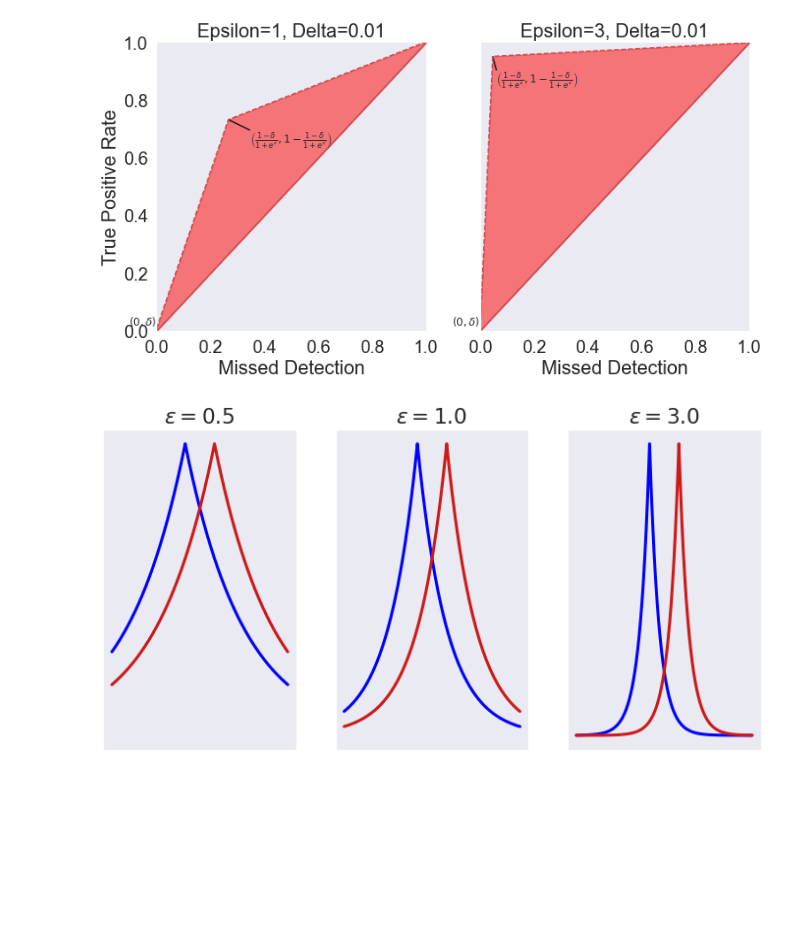
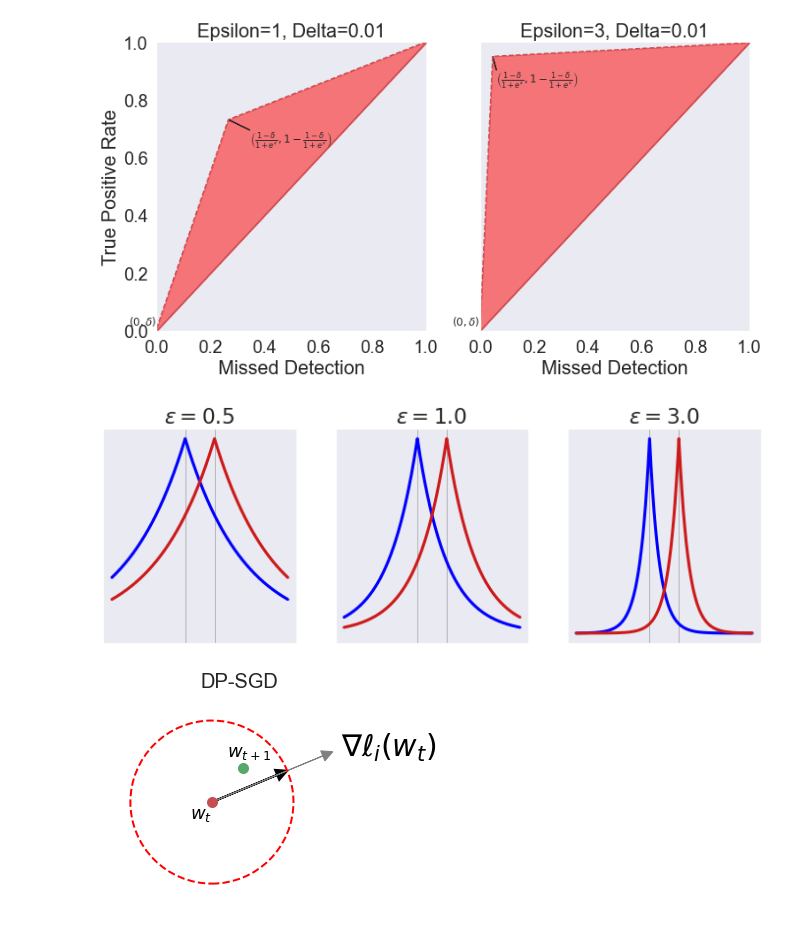
Before and after one commit to RobRomijnders/pydata24, a Jupyter notebook: pydata2024.ipynb, the cells around one changed output. Drawn from its saved outputs; the diff is of its cells as text; code cells hidden in the pictures; blank space fills up the shorter version.

```diff
--- a/pydata2024.ipynb
+++ b/pydata2024.ipynb
@@ -137,7 +137,7 @@ sns.set(font_scale=1.8)
 eps_array = np.array([0.5, 1., 3.])
 
 # Plot the region
-fig, axarr = plt.subplots(1, len(eps_array), figsize=(16, 6), sharey=True)
+fig, axarr = plt.subplots(1, len(eps_array), figsize=(16, 5), sharey=True)
 
 for num_plot, ax in enumerate(axarr):
   epsilon = eps_array[num_plot]
@@ -147,7 +147,7 @@ for num_plot, ax in enumerate(axarr):
   y1 = np.exp(epsilon) * x1
   y2 = 1. - (1 - x1) / np.exp(epsilon)
   y3 = np.min([y1, y2], axis=0)
-  y_straight = np.zeros_like(x1)
+  y_straight = x1
 
   ax.plot(x1, y_straight, 'r')
   ax.plot(x1, y3, 'r--')
@@ -182,8 +182,10 @@ for num_plot, ax in enumerate(axarr):
   ax.set_xlim([0, 1])
   ax.set_ylim([0, 1])
 
-  ax.set_xlabel(r'False Positive Rate')  # , fontsize=14
+  ax.set_xlabel(r'Missed Detection')  # , fontsize=14
   ax.set_xticks([0, 0.5, 1])
   ax.set_xticklabels(['0', '0.5', '1'])
 axarr[0].set_ylabel(r'True Positive Rate')  # , fontsize=14
+
+plt.savefig('adversary_tpr.jpg', dpi=300, bbox_inches='tight')
 # %% [output]
@@ -253,35 +254,89 @@ sns.set(font_scale=1.8)
 
 b_params = [2.0, 1.0, 0.33]
 
-fig, axarr = plt.subplots(1, len(b_params), figsize=(12, 6), sharey=True)
+fig, axarr = plt.subplots(1, len(b_params), figsize=(12, 4), sharey=True)
 
 # Redefine the red color to a softer tone
 soft_red = (.8, 0.1, 0.1)
 soft_blue = (.1, 0.1, 0.8)
 
 linewidth = 3.
 
 # X-axis values
 x = np.linspace(-3, 3, 5000)
 
 # Parameters for two Laplace distributions
 mu1 = -0.5  # Mean and scale for first distribution (blue)
 mu2 = 0.5  # Mean and scale for second distribution (red)
 for i, (ax, b_param) in enumerate(zip(axarr, b_params)):
     # Laplace distribution PDFs
     y1 = stats.laplace.pdf(x, mu1, b_param)
     y2 = stats.laplace.pdf(x, mu2, b_param)
 
     y1 = y1 / np.max(y1)
     y2 = y2 / np.max(y2)
 
+    # Plt vertical line at 0
+    ax.axvline(-0.5, color='gray', linewidth=1, alpha=0.5)
+    ax.axvline(0.5, color='gray', linewidth=1, alpha=0.5)
+
+
     # Plot
     ax.plot(x, y1, color='blue', linewidth=linewidth)
     ax.plot(x, y2, color=soft_red, linewidth=linewidth)
     ax.grid(False)
     ax.set_yticklabels([])
     ax.set_xticklabels([])
 
     ax.set_title(f"$ \epsilon= {1/b_param:.1f} $")
+
+
+plt.savefig('laplace_distributions.jpg', dpi=300, bbox_inches='tight')
 # %% [output]
-[figure, old version]
+[figure, new version]
+# %%
+import numpy as np
+import matplotlib.pyplot as plt
+
+# Create the figure and axis
+fig, ax = plt.subplots()
+fontsize = 18
+
+# Parameters for the diagram
+C = 1.5  # Radius of the circle (clipping threshold)
+w_t = np.array([0, 0])  # Position of w_t
+g_t = np.array([1.2, 0.5])  # Gradient g_t
+w_t1 = w_t + 0.65 * g_t  # Position of w_t+1
+noise = np.array([-0.2, 0.3])  # Noise vector
+K = 1.7  # Norm of original gradient
+
+# Create a circle representing the clipping threshold
+circle = plt.Circle(w_t, C, color='red', fill=False, linewidth=2, linestyle='--')
+
+# Plot points for w_t, w_t+1, w_t-1
+ax.plot(w_t[0], w_t[1], 'ro', markersize=10, label='$w_t$')
+ax.plot(w_t1[0]+noise[0], w_t1[1]+noise[1], 'go', markersize=10, label='$w_{t+1}$')
+
+# Plot arrows for gradients g_t and g_t-1
+ax.arrow(w_t[0], w_t[1], g_t[0], g_t[1], head_width=0.2, head_length=0.2, fc='black', ec='black', linewidth=2)  # Clipped
+ax.arrow(w_t[0], w_t[1], K*g_t[0], K*g_t[1], head_width=0.2, head_length=0.2, fc='gray', ec='gray', linewidth=1)  # unclipped
+
+# Set labels and title
+ax.add_artist(circle)
+ax.text(w_t[0] - 0.4, w_t[1] - 0.3, r'$w_t$', fontsize=fontsize, color='black')
+ax.text(w_t1[0]+noise[0]-0.3, w_t1[1]+noise[1]+0.22, r'$w_{t+1}$', fontsize=fontsize, color='black')
+ax.text(K*(g_t[0]+0.2), K*g_t[1], r'$\nabla \ell_i(w_t)$', fontsize=int(1.7*fontsize), color='black')
+
+# Set axis limits
+ax.set_xlim([-2, 3])
+ax.set_ylim([-2, 2])
+
+# Title and remove axis
+plt.title('DP-SGD', fontsize=20)
+ax.set_aspect('equal', 'box')
+ax.axis('off')
+
+# Show the plot
+plt.savefig('dp_sgd.jpg', dpi=300, bbox_inches='tight')
+# %% [output]
+[figure, added]
```
Also changed, not shown: parts of 2 cells of this notebook, 3 other files.
